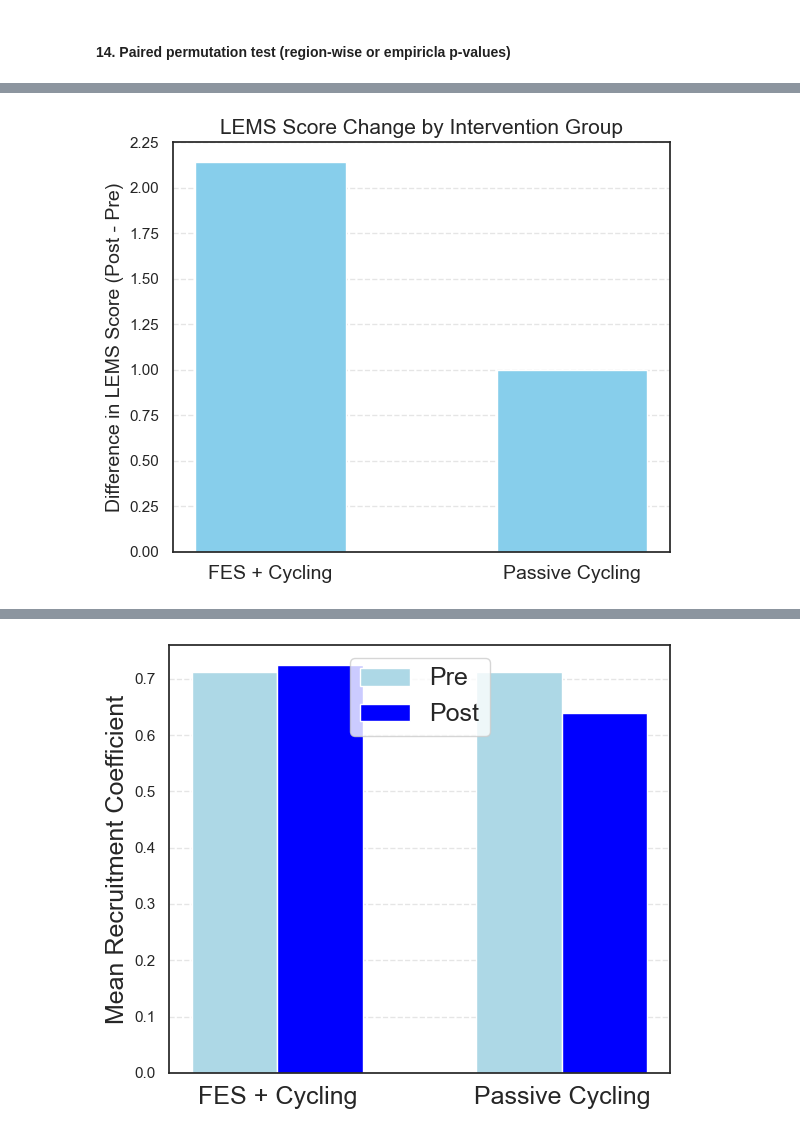
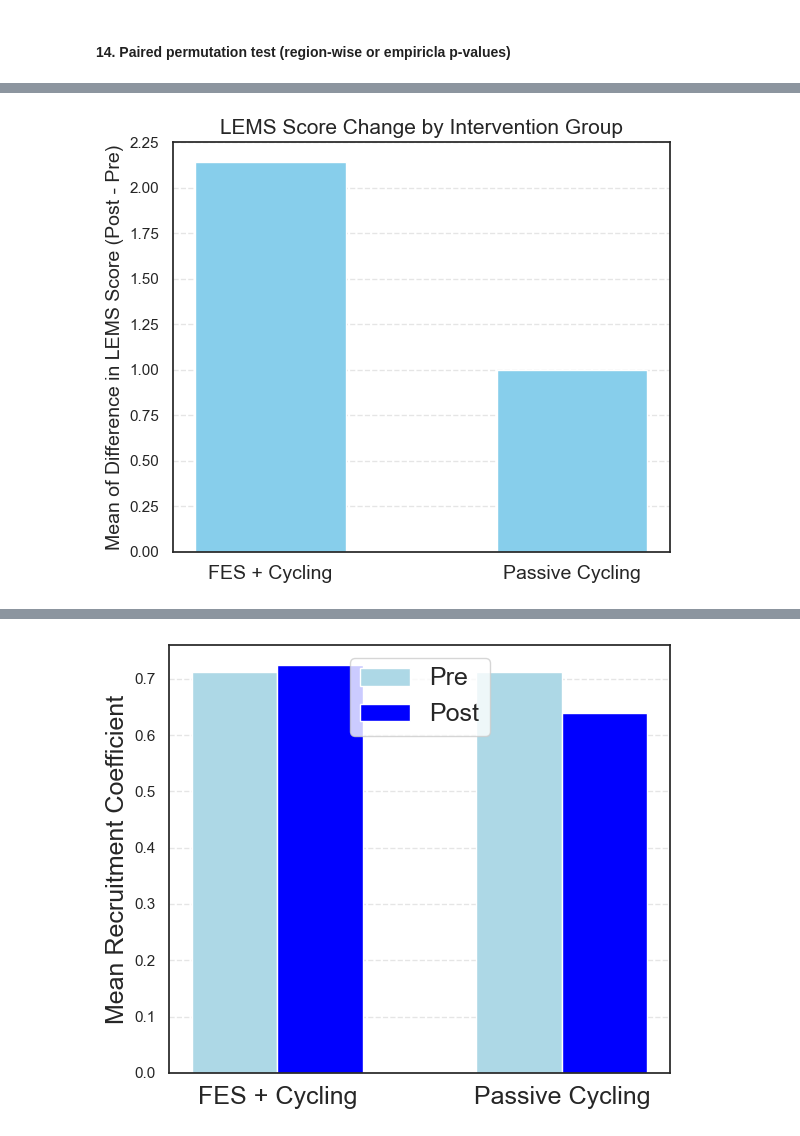
Before and after one commit to ismailukman/scifes, a Jupyter notebook: SCIFES_SMN_Stats.ipynb, the cells around one changed output, grey strips where cells are left out. Saved outputs shown, nothing was run; the diff lists cells and outputs as text; code cells hidden in the pictures.

```diff
--- a/SCIFES_SMN_Stats.ipynb
+++ b/SCIFES_SMN_Stats.ipynb
@@ -1196,32 +1192,32 @@ plt.show()
 # %%
 # Diff of LEMS scores
 
 # Change scores: Post - Pre
 delta_cfes_lems = cfes_post_lems - cfes_pre_lems
 delta_cycling_lems = c_post_lems - c_pre_lems
 
 # Mean change
 change_means = [np.mean(delta_cfes_lems), np.mean(delta_cycling_lems)]
 
 # Plot setup
 labels = ['FES + Cycling', 'Passive Cycling']
 x = np.arange(len(labels))
 width = 0.5
 
 fig, ax = plt.subplots(figsize=(6, 5))
 ax.bar(x, change_means, width, color='skyblue')
 
 # Styling
-ax.set_ylabel('Difference in LEMS Score (Post - Pre)', fontsize=14)
+ax.set_ylabel('Mean of Difference in LEMS Score (Post - Pre)', fontsize=14)
 ax.set_xticks(x)
 ax.set_xticklabels(labels, fontsize=14)
 plt.title('LEMS Score Change by Intervention Group', fontsize=15)
 plt.grid(axis='y', linestyle='--', alpha=0.5)
 plt.tight_layout()
 
 # Save or show
 plt.savefig('/Users/ismaila/Desktop/bar_plot_lems_change_scores.png', dpi=300)
 plt.show()
 # %% [output]
-[figure, old version]
+[figure, new version]
 # %%
```
Also changed, not shown: parts of 69 cells of this notebook.
